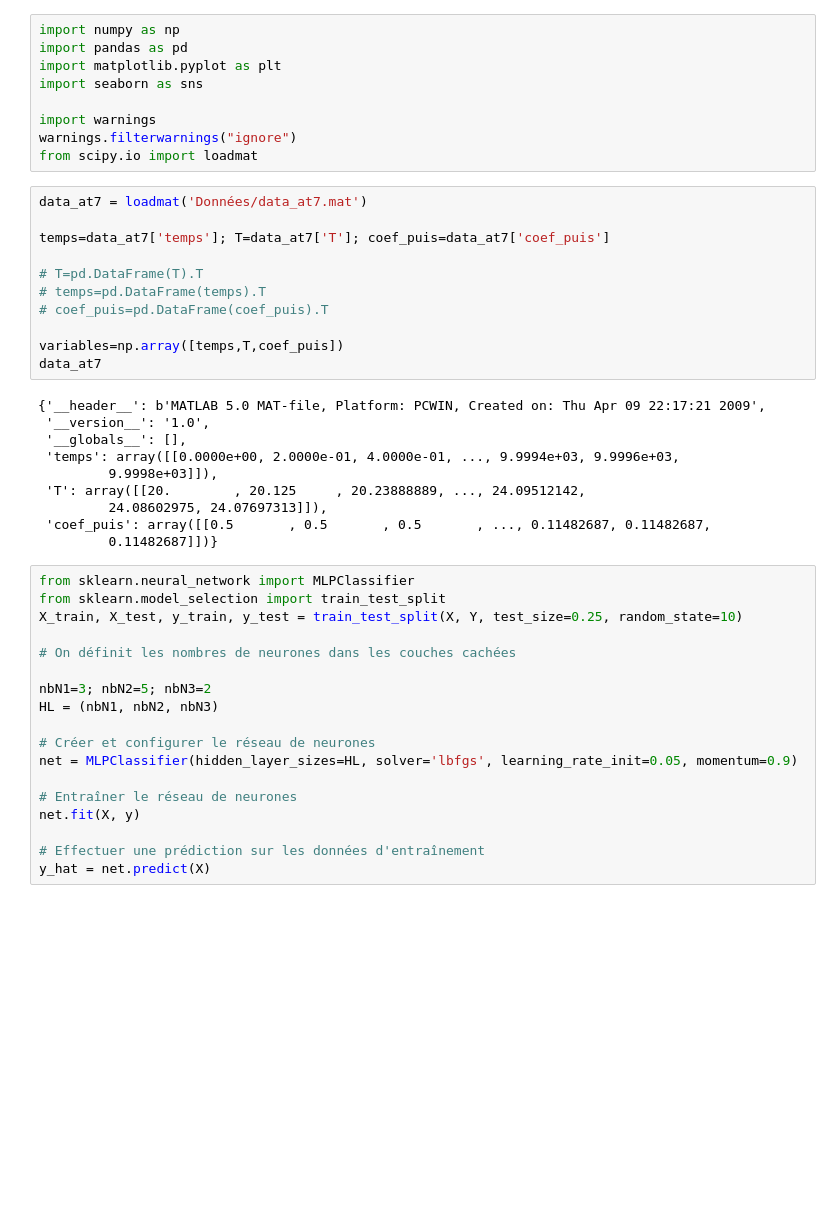
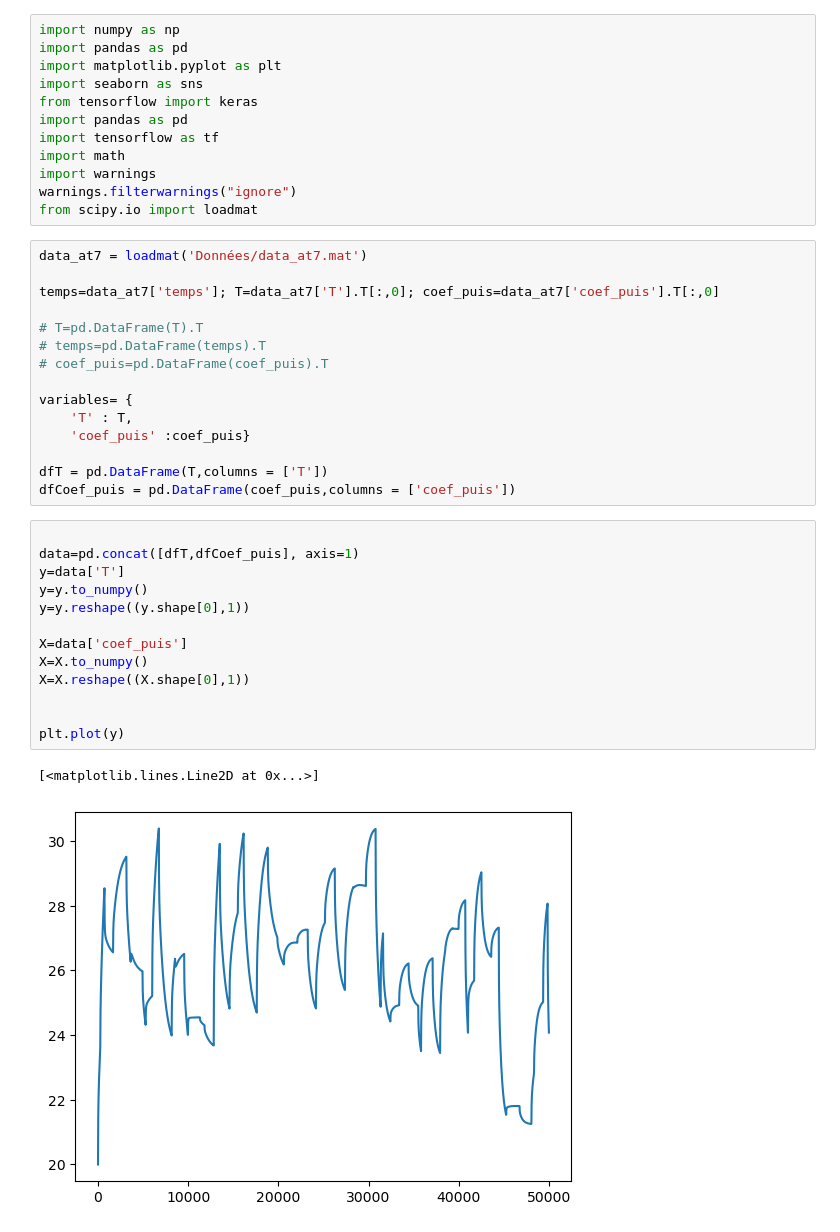
Before and after one commit to DioneMike/Atelier_ADAPI, a Jupyter notebook: Atelier7.ipynb, the cells around one changed output. Saved outputs shown, nothing was run; the diff lists cells and outputs as text; blank space fills up the shorter version.

```diff
--- a/Atelier7.ipynb
+++ b/Atelier7.ipynb
@@ -3,46 +3,41 @@ import numpy as np
 import pandas as pd
 import matplotlib.pyplot as plt
 import seaborn as sns
-
+from tensorflow import keras
+import pandas as pd
+import tensorflow as tf
+import math
 import warnings
 warnings.filterwarnings("ignore")
 from scipy.io import loadmat
 # %%
 data_at7 = loadmat('Données/data_at7.mat')
 
-temps=data_at7['temps']; T=data_at7['T']; coef_puis=data_at7['coef_puis']
+temps=data_at7['temps']; T=data_at7['T'].T[:,0]; coef_puis=data_at7['coef_puis'].T[:,0]
 
 # T=pd.DataFrame(T).T
 # temps=pd.DataFrame(temps).T
 # coef_puis=pd.DataFrame(coef_puis).T
 
-variables=np.array([temps,T,coef_puis])
-data_at7
+variables= {
+    'T' : T,
+    'coef_puis' :coef_puis}
+
+dfT = pd.DataFrame(T,columns = ['T'])
+dfCoef_puis = pd.DataFrame(coef_puis,columns = ['coef_puis'])
-# %% [output]
-{'__header__': b'MATLAB 5.0 MAT-file, Platform: PCWIN, Created on: Thu Apr 09 22:17:21 2009',
- '__version__': '1.0',
- '__globals__': [],
- 'temps': array([[0.0000e+00, 2.0000e-01, 4.0000e-01, ..., 9.9994e+03, 9.9996e+03,
-         9.9998e+03]]),
- 'T': array([[20.        , 20.125     , 20.23888889, ..., 24.09512142,
-         24.08602975, 24.07697313]]),
- 'coef_puis': array([[0.5       , 0.5       , 0.5       , ..., 0.11482687, 0.11482687,
-         0.11482687]])}
-# %%
-from sklearn.neural_network import MLPClassifier
-from sklearn.model_selection import train_test_split
-X_train, X_test, y_train, y_test = train_test_split(X, Y, test_size=0.25, random_state=10)
-
-# On définit les nombres de neurones dans les couches cachées
-
-nbN1=3; nbN2=5; nbN3=2
-HL = (nbN1, nbN2, nbN3)
-
-# Créer et configurer le réseau de neurones
-net = MLPClassifier(hidden_layer_sizes=HL, solver='lbfgs', learning_rate_init=0.05, momentum=0.9)
-
-# Entraîner le réseau de neurones
-net.fit(X, y)
-
-# Effectuer une prédiction sur les données d'entraînement
-y_hat = net.predict(X)
+# %%
+
+data=pd.concat([dfT,dfCoef_puis], axis=1)
+y=data['T']
+y=y.to_numpy()
+y=y.reshape((y.shape[0],1))
+
+X=data['coef_puis']
+X=X.to_numpy()
+X=X.reshape((X.shape[0],1))
+
+
+plt.plot(y)
+# %% [output]
+[<matplotlib.lines.Line2D at 0x...>]
+[figure, added]
```
Also changed, not shown: parts of 8 cells of this notebook, 4 other files.
